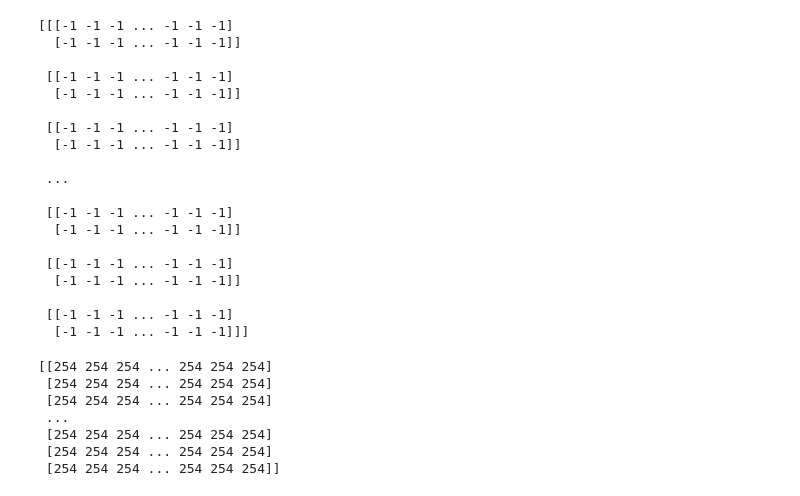
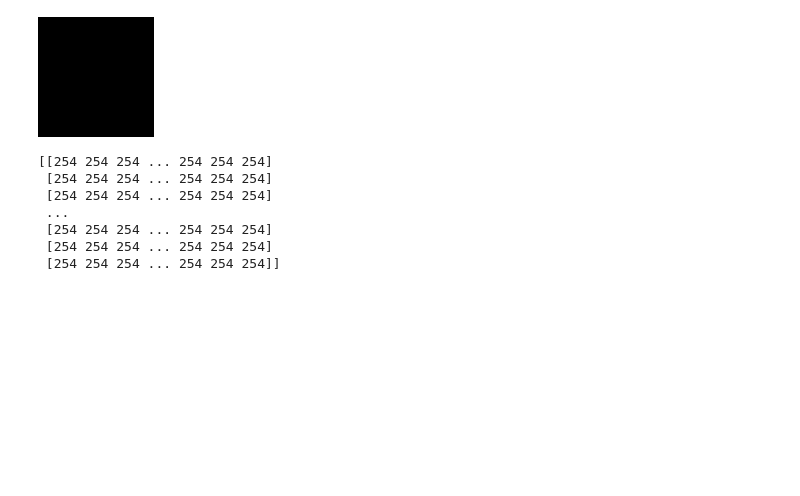
Before and after one commit to Robator/face_reconstruction, a Jupyter notebook: main.ipynb, the cells around one changed output. Saved outputs shown, nothing was run; the diff lists cells and outputs as text; code cells hidden in the pictures; blank space fills up the shorter version.

```diff
--- a/main.ipynb
+++ b/main.ipynb
@@ -115,26 +122,8 @@ element (0,0): 0
-# %%
-current_pixels = np.argwhere(av_img > 0)
-print(av_img[current_pixels])
-# %% [output]
-[[[-1 -1 -1 ... -1 -1 -1]
-  [-1 -1 -1 ... -1 -1 -1]]
-
- [[-1 -1 -1 ... -1 -1 -1]
-  [-1 -1 -1 ... -1 -1 -1]]
-
- [[-1 -1 -1 ... -1 -1 -1]
-  [-1 -1 -1 ... -1 -1 -1]]
-
- ...
-
- [[-1 -1 -1 ... -1 -1 -1]
-  [-1 -1 -1 ... -1 -1 -1]]
-
- [[-1 -1 -1 ... -1 -1 -1]
-  [-1 -1 -1 ... -1 -1 -1]]
-
- [[-1 -1 -1 ... -1 -1 -1]
-  [-1 -1 -1 ... -1 -1 -1]]]
+# %%
+img3 = Image.new("RGB", (116, 120), "black")
+display(img3)
+# %% [output]
+[figure, added]
 # %%
 print(av_img)
 display(Image.fromarray(av_img, mode="L"))
```
Also changed, not shown: parts of 7 cells of this notebook, 3 other files.
